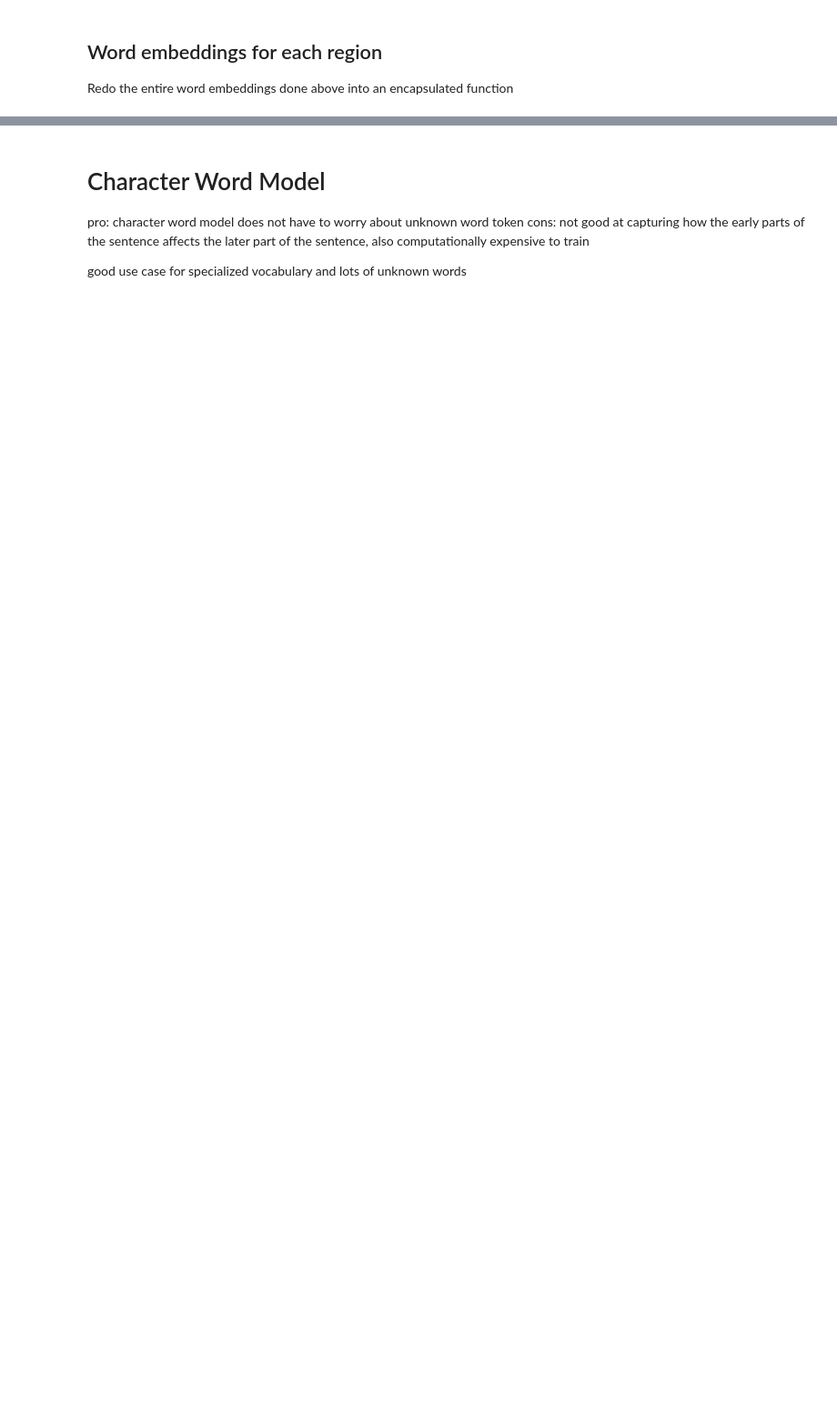
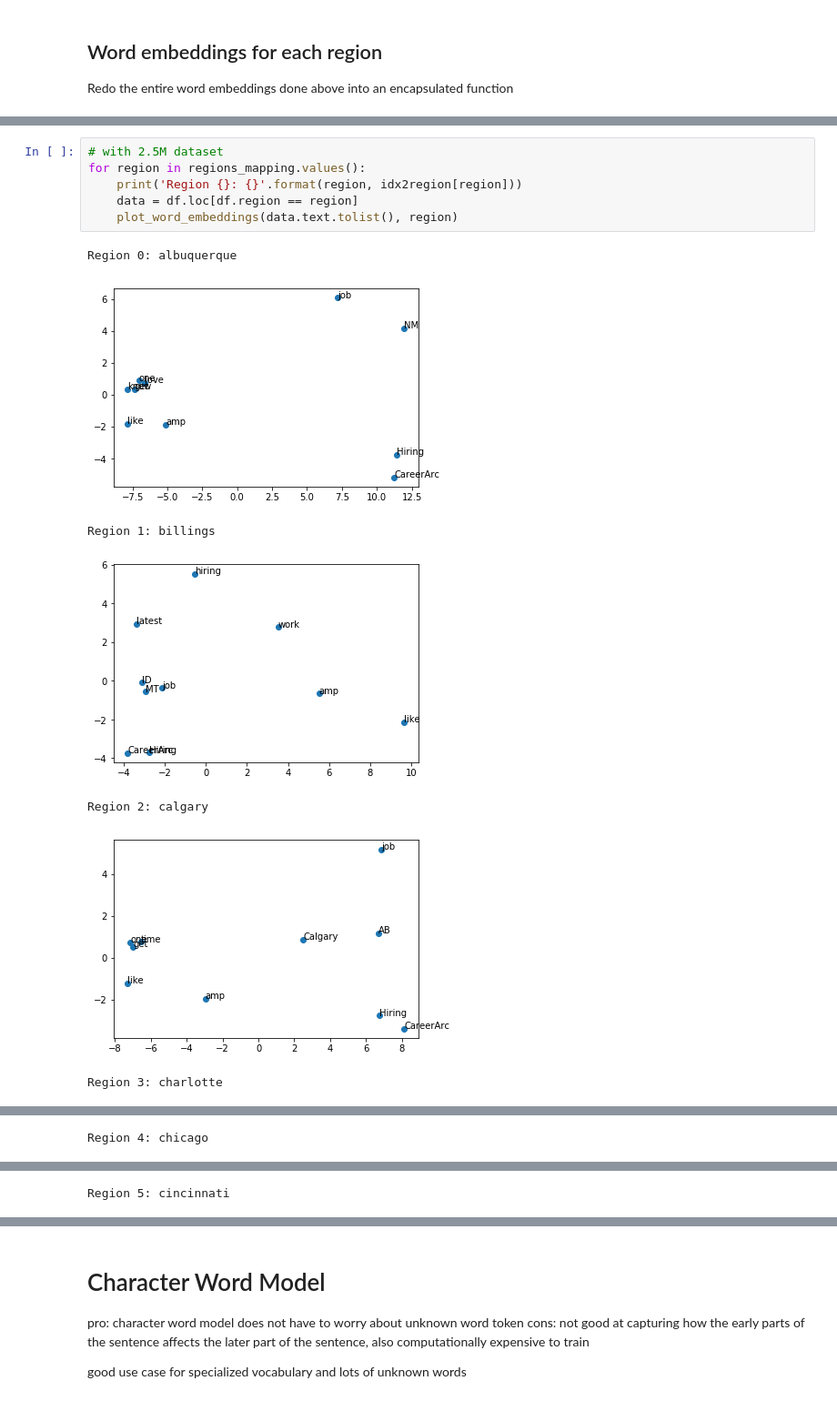
Before and after one commit to tiffapedia/w266-final, a Jupyter notebook: divya-models/word_embeddings_and_attention_translation_models.ipynb, the cells around one changed output, grey strips where cells are left out. Shown at 91% size. Saved outputs shown, nothing was run; the diff lists cells and outputs as text; blank space fills up the shorter version.

```diff
--- a/divya-models/word_embeddings_and_attention_translation_models.ipynb
+++ b/divya-models/word_embeddings_and_attention_translation_models.ipynb
@@ -279,0 +325,14 @@ def plot_word_embeddings(data):
+# %%
+# with 2.5M dataset
+for region in regions_mapping.values():
+    print('Region {}: {}'.format(region, idx2region[region]))
+    data = df.loc[df.region == region]
+    plot_word_embeddings(data.text.tolist(), region)
+# %% [output]
+Region 0: albuquerque
+[figure, added]
+Region 1: billings
+[figure, added]
+Region 2: calgary
+[figure, added]
+Region 3: charlotte
@@ -279,0 +340 @@ def plot_word_embeddings(data):
+Region 4: chicago
@@ -279,0 +342 @@ def plot_word_embeddings(data):
+Region 5: cincinnati
```
Also changed, not shown: parts of 7 cells of this notebook, 24 other files.
